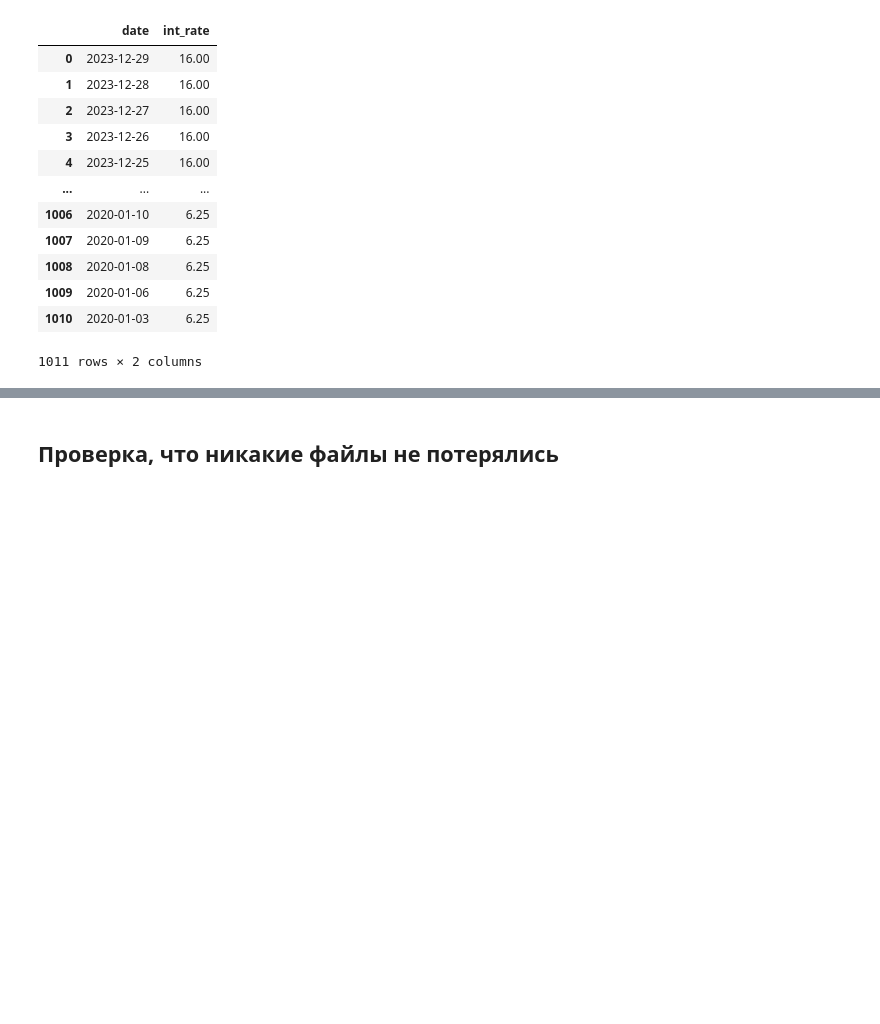
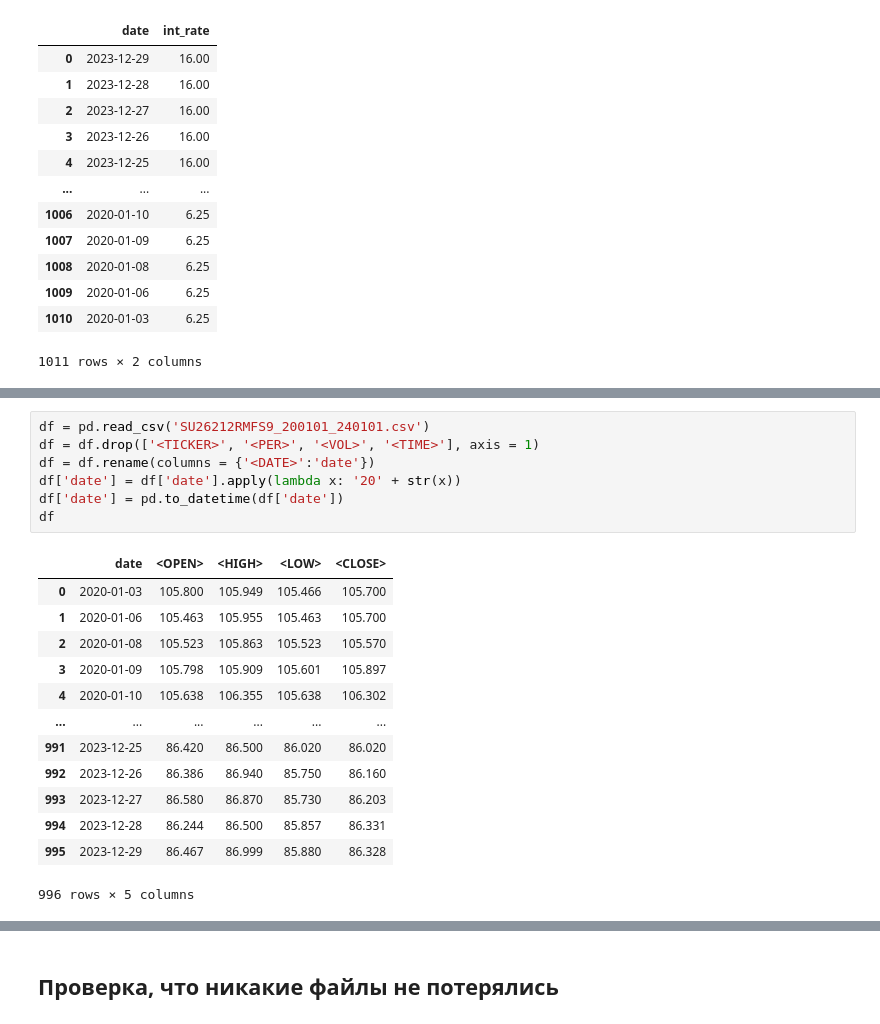
Before and after one commit to yanakhazanova/market_risk, a Jupyter notebook: collect_data.ipynb, the cells around one changed output, grey strips where cells are left out. Cells and saved outputs as stored; diff of their text form; blank space fills up the shorter version.

```diff
--- a/collect_data.ipynb
+++ b/collect_data.ipynb
@@ -310,0 +318,21 @@ df
+# %%
+df = pd.read_csv('SU26212RMFS9_200101_240101.csv')
+df = df.drop(['<TICKER>', '<PER>', '<VOL>', '<TIME>'], axis = 1)
+df = df.rename(columns = {'<DATE>':'date'})
+df['date'] = df['date'].apply(lambda x: '20' + str(x))
+df['date'] = pd.to_datetime(df['date'])
+df
+# %% [output]
+|  | date | <OPEN> | <HIGH> | <LOW> | <CLOSE> |
+| 0 | 2020-01-03 | 105.800 | 105.949 | 105.466 | 105.700 |
+| 1 | 2020-01-06 | 105.463 | 105.955 | 105.463 | 105.700 |
+| 2 | 2020-01-08 | 105.523 | 105.863 | 105.523 | 105.570 |
+| 3 | 2020-01-09 | 105.798 | 105.909 | 105.601 | 105.897 |
+| 4 | 2020-01-10 | 105.638 | 106.355 | 105.638 | 106.302 |
+| ... | ... | ... | ... | ... | ... |
+| 991 | 2023-12-25 | 86.420 | 86.500 | 86.020 | 86.020 |
+| 992 | 2023-12-26 | 86.386 | 86.940 | 85.750 | 86.160 |
+| 993 | 2023-12-27 | 86.580 | 86.870 | 85.730 | 86.203 |
+| 994 | 2023-12-28 | 86.244 | 86.500 | 85.857 | 86.331 |
+| 995 | 2023-12-29 | 86.467 | 86.999 | 85.880 | 86.328 |
+996 rows × 5 columns
```
Also changed, not shown: parts of 9 cells of this notebook, 13 other files.
